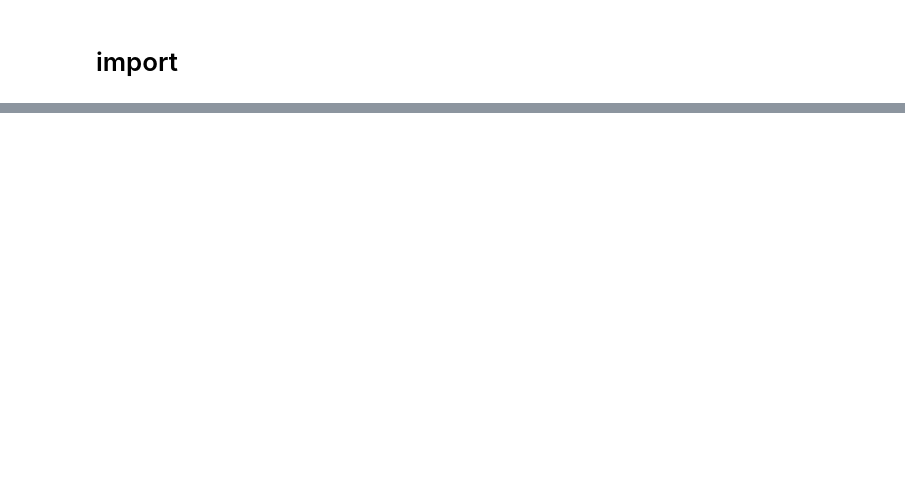
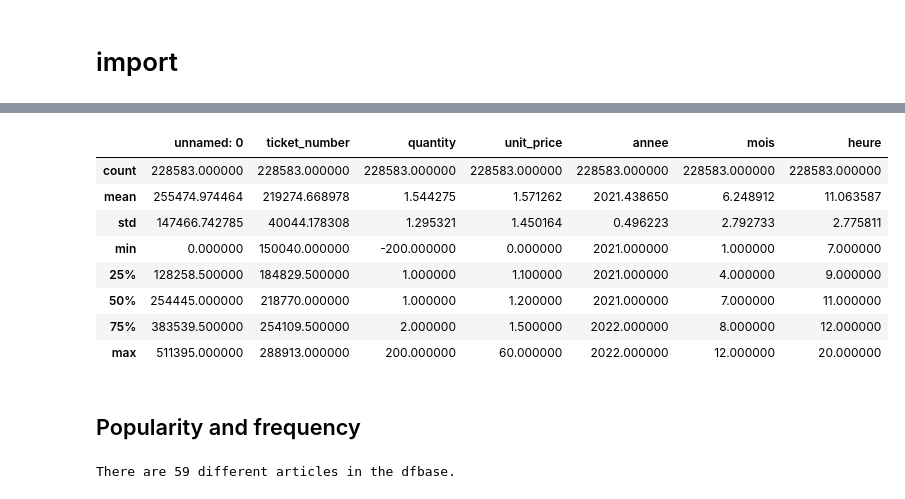
Before and after one commit to claragarciaperez9/French_bakery_forecasting, a Jupyter notebook: 01_EDA.ipynb, the cells around one changed output, grey strips where cells are left out. Cells and saved outputs as stored; diff of their text form; code cells hidden in the pictures; blank space fills up the shorter version.

```diff
--- a/01_EDA.ipynb
+++ b/01_EDA.ipynb
@@ -265,0 +23,39 @@ popularity[popularity["article"]=="FORMULE SANDWICH"]
+# %%
+# all the columns in lower
+df.columns = [col.lower() for col in df.columns]
+# convert the columns to the right format
+if 'unit_price' in df.columns:
+    df['unit_price'] = (
+        df['unit_price'].astype(str)
+        .str.replace('€', '', regex=False)
+        .str.replace('.', '', regex=False)    # remove thousands dots if any
+        .str.replace(',', '.', regex=False)   # decimal comma -> dot
+        .str.strip()
+    )
+    df['unit_price'] = pd.to_numeric(df['unit_price'], errors='coerce')
+
+df["date"] = pd.to_datetime(df["date"] + " " + df["time"], format="%Y-%m-%d %H:%M:%S").drop(columns=["time"])
+df['annee'] = df['date'].dt.year
+df['mois'] = df['date'].dt.month
+df['jour_semaine'] = df['date'].dt.day_name()
+df['heure'] = df['date'].dt.hour
+df["is_weekend"] = df["jour_semaine"].isin([5, 6]).astype(int)
+# %%
+df.describe()
+# %% [output]
+|  | unnamed: 0 | ticket_number | quantity | unit_price | annee | mois | heure |
+| count | 228583.000000 | 228583.000000 | 228583.000000 | 228583.000000 | 228583.000000 | 228583.000000 | 228583.000000 |
+| mean | 255474.974464 | 219274.668978 | 1.544275 | 1.571262 | 2021.438650 | 6.248912 | 11.063587 |
+| std | 147466.742785 | 40044.178308 | 1.295321 | 1.450164 | 0.496223 | 2.792733 | 2.775811 |
+| min | 0.000000 | 150040.000000 | -200.000000 | 0.000000 | 2021.000000 | 1.000000 | 7.000000 |
+| 25% | 128258.500000 | 184829.500000 | 1.000000 | 1.100000 | 2021.000000 | 4.000000 | 9.000000 |
+| 50% | 254445.000000 | 218770.000000 | 1.000000 | 1.200000 | 2021.000000 | 7.000000 | 11.000000 |
+| 75% | 383539.500000 | 254109.500000 | 2.000000 | 1.500000 | 2022.000000 | 8.000000 | 12.000000 |
+| max | 511395.000000 | 288913.000000 | 200.000000 | 60.000000 | 2022.000000 | 12.000000 | 20.000000 |
+# %% [markdown]
+## Popularity and frequency
+# %%
+narticle = df['article'].nunique()
+print(f"There are {narticle} different articles in the dfbase. ")
+# %% [output]
+There are 59 different articles in the dfbase.
```
Also changed, not shown: parts of 41 cells of this notebook.
